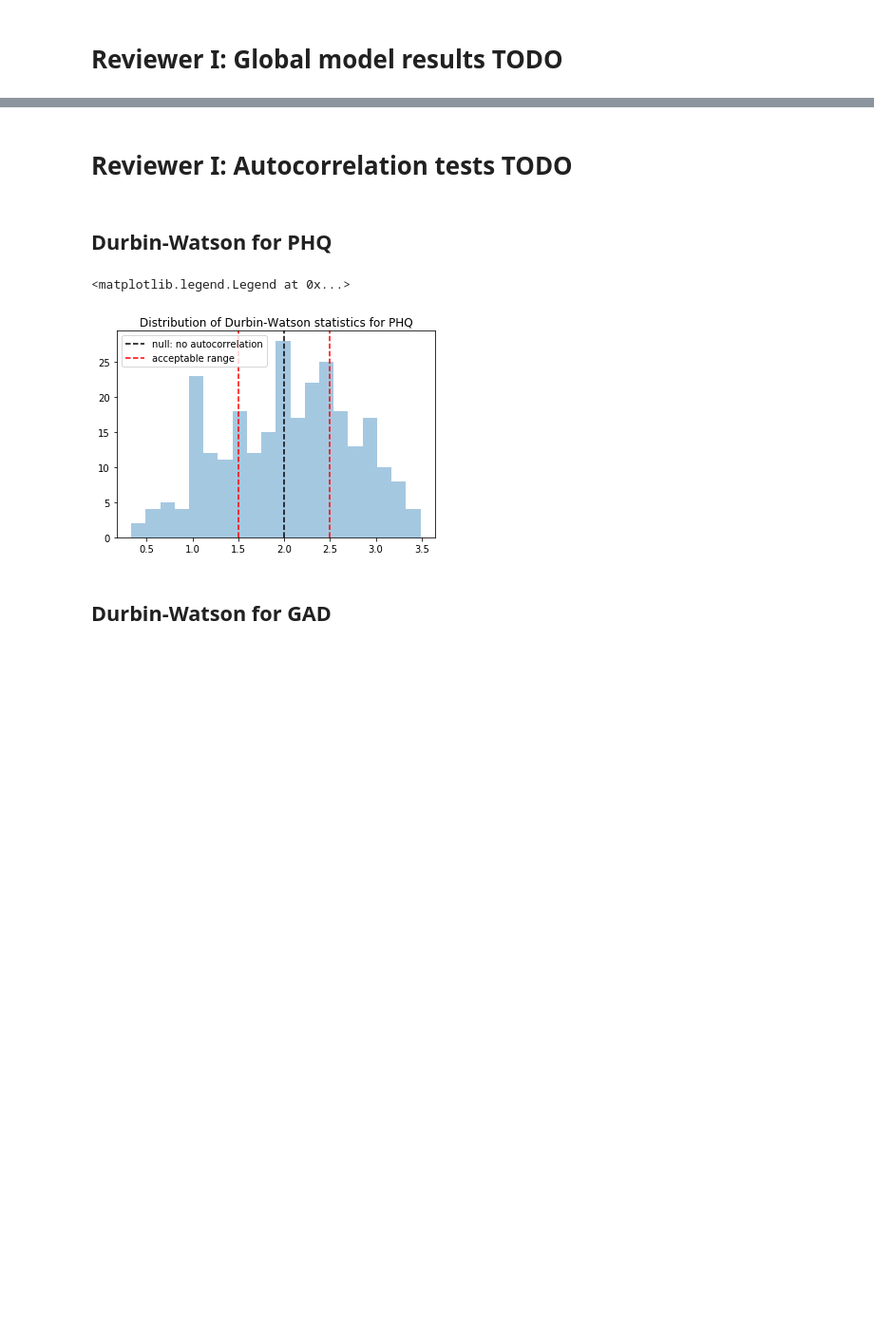
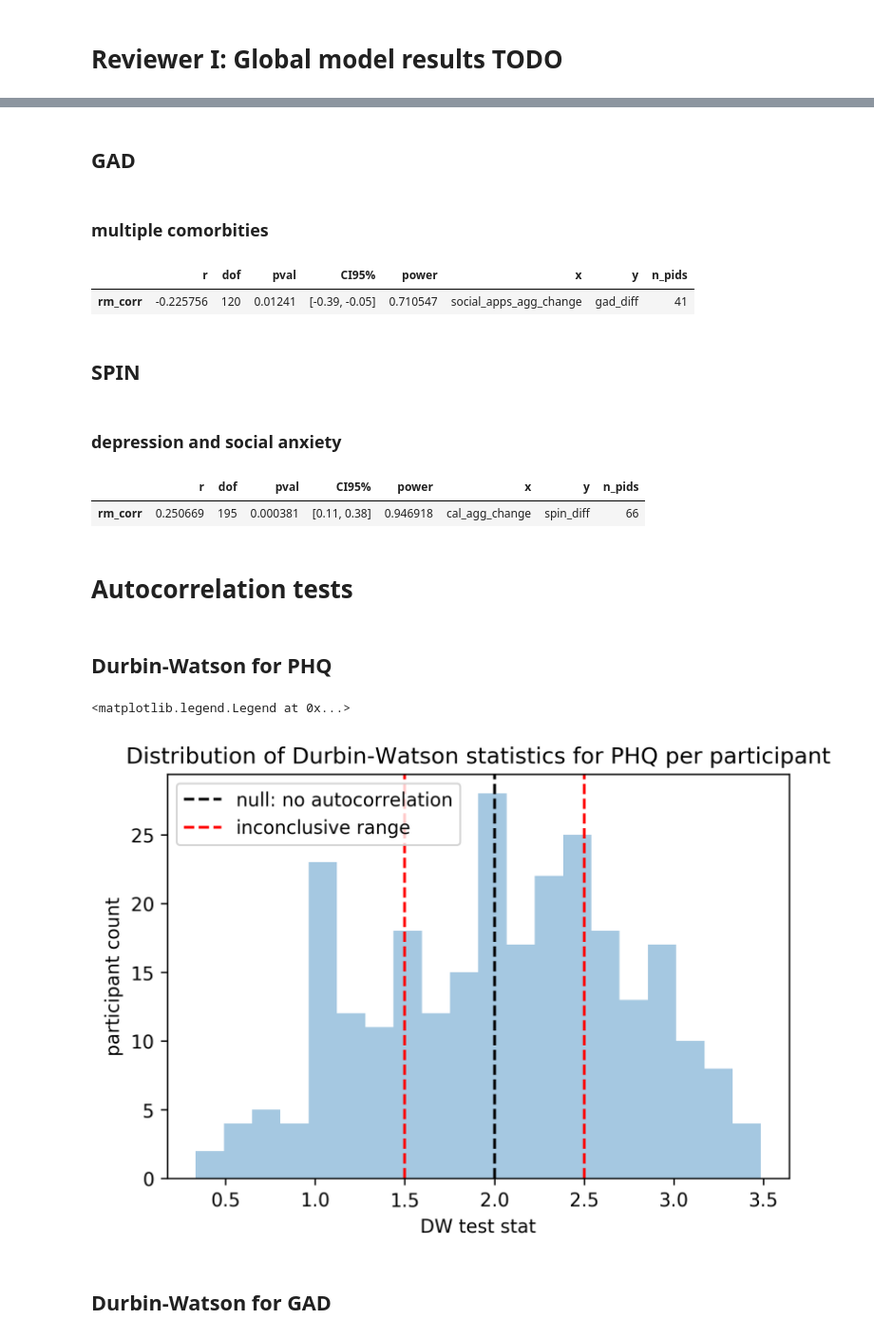
Before and after one commit to tliu526/lifesense, a Jupyter notebook: jmir_notebooks/jmir_review_analysis.ipynb, the cells around one changed output, grey strips where cells are left out. Shown at 95% size. Saved outputs shown, nothing was run; the diff lists cells and outputs as text; code cells hidden in the pictures; blank space fills up the shorter version.

Commit message:
add rm_corr robustness check

```diff
--- a/jmir_notebooks/jmir_review_analysis.ipynb
+++ b/jmir_notebooks/jmir_review_analysis.ipynb
@@ -1420,5 +1516,27 @@ spearman, alpha < 0.1
+# %% [markdown]
+## GAD
+# %% [markdown]
+### multiple comorbities
+# %%
+sel_features = ['social_apps_agg_change']
+sel_df = gad_spin_corr[gad_spin_corr['baseline_cluster'] == 'dep_anx']
+display_rm_corr(sel_df, sel_features, 'gad_diff')
+# %% [output]
+|  | r | dof | pval | CI95% | power | x | y | n_pids |
+| rm_corr | -0.225756 | 120 | 0.01241 | [-0.39, -0.05] | 0.710547 | social_apps_agg_change | gad_diff | 41 |
+# %% [markdown]
+## SPIN
+# %% [markdown]
+### depression and social anxiety
+# %%
+sel_features = ['cal_agg_change']
+sel_df = gad_spin_corr[gad_spin_corr['baseline_cluster'] == 'soc_anx']
+display_rm_corr(sel_df, sel_features, 'spin_diff')
+# %% [output]
+|  | r | dof | pval | CI95% | power | x | y | n_pids |
+| rm_corr | 0.250669 | 195 | 0.000381 | [0.11, 0.38] | 0.946918 | cal_agg_change | spin_diff | 66 |
 # %% [markdown]
-# Reviewer I: Autocorrelation tests TODO
+# Autocorrelation tests
 # %% [markdown]
 ## Durbin-Watson for PHQ
 # %%
@@ -1432,15 +1550,17 @@ for pid in pids:
     dw_stats.append(durbin_watson(diffs))
 # %%
 sns.distplot(dw_stats, kde=False, bins=20)
-plt.title("Distribution of Durbin-Watson statistics for PHQ")
+plt.title("Distribution of Durbin-Watson statistics for PHQ per participant")
 
 plt.axvline(x=2, label="null: no autocorrelation", color='black', ls='--')
-plt.axvline(x=1.5, label="acceptable range", color='red', ls='--')
+plt.axvline(x=1.5, label="inconclusive range", color='red', ls='--')
 plt.axvline(x=2.5, color='red', ls='--')
+plt.xlabel("DW test stat")
+plt.ylabel("participant count")
 plt.legend()
 # %% [output]
 <matplotlib.legend.Legend at 0x...>
-[figure, old version]
+[figure, new version]
 # %% [markdown]
 ## Durbin-Watson for GAD
 # %%
```
Also changed, not shown: parts of 18 cells of this notebook.
